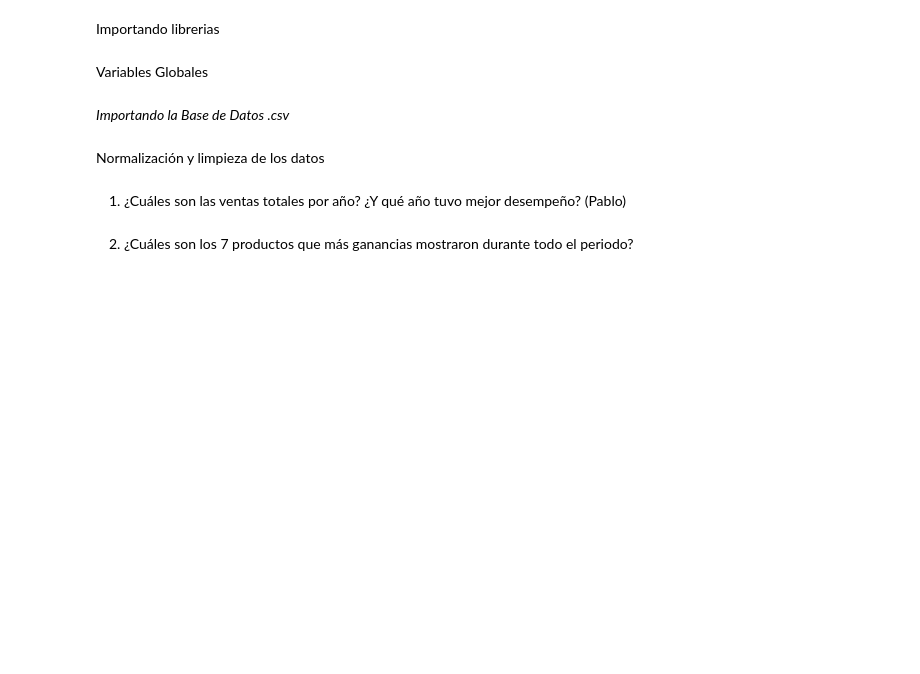
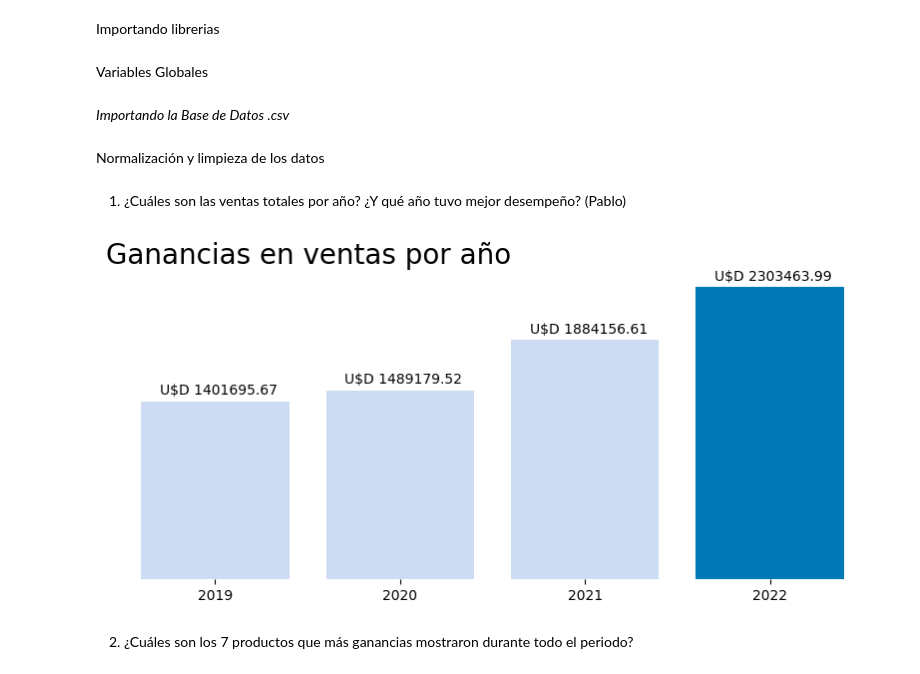
Before and after one commit to pabloing93/supermarket-sales-analysis, a Jupyter notebook: Supermarket_Sales_Analysis.ipynb, the cells around one changed output. Cells and saved outputs as stored; diff of their text form; code cells hidden in the pictures; blank space fills up the shorter version.

Commit message:
Preguntas 1,2,4 y 5 finalizadas

```diff
--- a/Supermarket_Sales_Analysis.ipynb
+++ b/Supermarket_Sales_Analysis.ipynb
@@ -49,2 +46,30 @@ df_ventas_limpio
+# %%
+#Code here
+def pregunta_1():
+  df_ventas_ano = df_ventas_limpio[['fecha_pedido', 'total_venta']].copy()
+  df_ventas_ano['año'] = df_ventas_ano['fecha_pedido'].dt.year
+  df_ventas_ano.drop('fecha_pedido', axis=1, inplace=True)
+  df_ventas_ano = df_ventas_ano.groupby('año').aggregate('sum')
+  df_ventas_ano
+
+  fig, ax = plt.subplots(figsize=(10,4))
+  x = df_ventas_ano.index
+  y = df_ventas_ano['total_venta']
+  ax.bar(x,y, width=0.8, color=['#CDDBF3','#CDDBF3','#CDDBF3','#0077b6'])
+  plt.xticks([2019, 2020, 2021, 2022])
+  plt.box(False)
+  plt.gca().yaxis.set_visible(False)
+  plt.title('Ganancias en ventas por año', loc='left', fontsize=20)
+
+  for bar in ax.patches:
+    x = bar.get_x() + 0.1
+    y = bar.get_height()
+    valor = f'U$D {y}'
+    y_position = y + 50000
+    ax.text(x,y_position,valor)
+
+pregunta_1()
+# %% [output]
+[figure, added]
 # %% [markdown]
 2. ¿Cuáles son los 7 productos que más ganancias mostraron durante todo el periodo?
```
Also changed, not shown: parts of 9 cells of this notebook.
